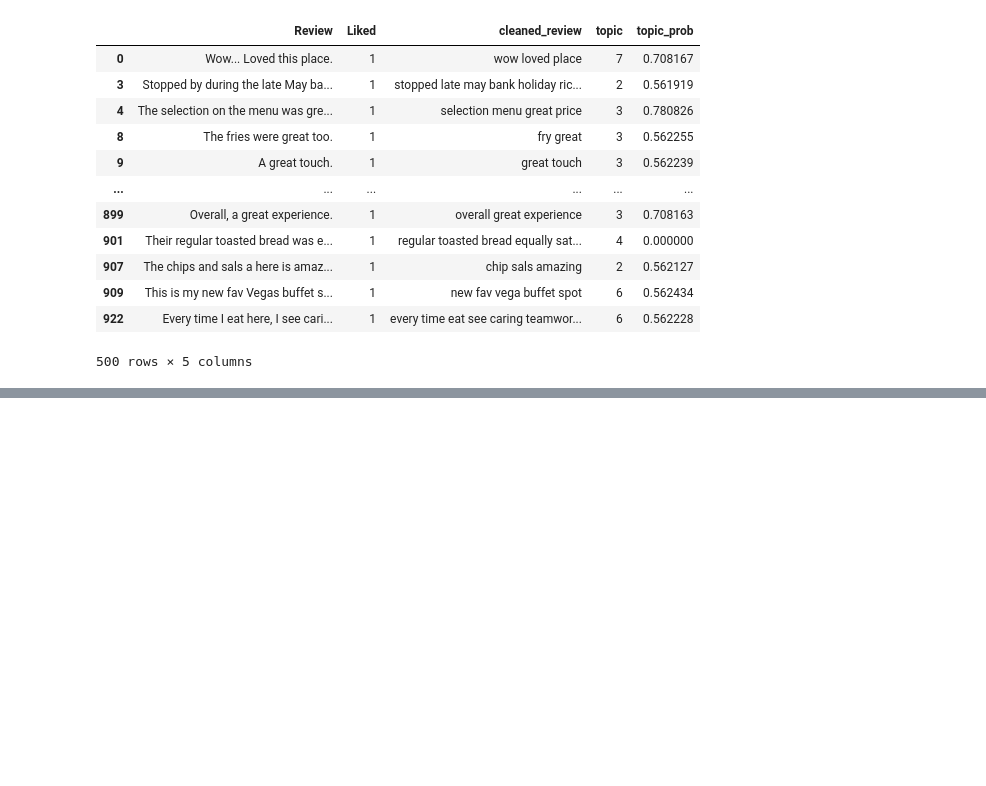
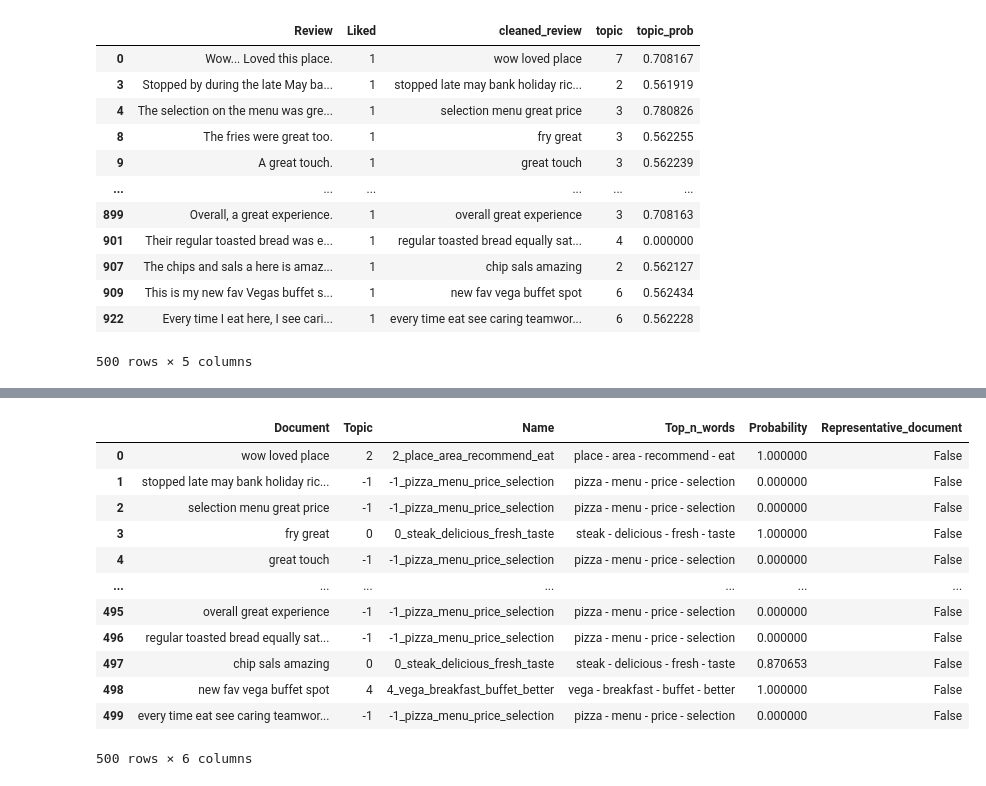
Before and after one commit to shreyasriram4/h2o2.ai, a Jupyter notebook: notebooks/voc_topicmodel_prototype.ipynb, the cells around one changed output, grey strips where cells are left out. Drawn from its saved outputs; the diff is of its cells as text; code cells hidden in the pictures; blank space fills up the shorter version.

Commit message:
Add BERTopic model

```diff
--- a/notebooks/voc_topicmodel_prototype.ipynb
+++ b/notebooks/voc_topicmodel_prototype.ipynb
@@ -222,0 +253,6 @@ positive_df
+# %%
+umap_model = UMAP(n_neighbors=15, n_components=10, min_dist=0.0, metric='cosine')
+vectorizer_model = CountVectorizer(stop_words="english")
+ctfidf_model = ClassTfidfTransformer(reduce_frequent_words=True)
+model_bert = BERTopic(vectorizer_model=vectorizer_model, ctfidf_model=ctfidf_model, top_n_words=4, umap_model=umap_model)
+topics, probs = model_bert.fit_transform(list(positive_df["cleaned_review"]))
@@ -222,0 +287,16 @@ positive_df
+# %%
+model_bert.get_document_info(list(positive_df["cleaned_review"]))
+# %% [output]
+|  | Document | Topic | Name | Top_n_words | Probability | Representative_document |
+| 0 | wow loved place | 2 | 2_place_area_recommend_eat | place - area - recommend - eat | 1.000000 | False |
+| 1 | stopped late may bank holiday ric... | -1 | -1_pizza_menu_price_selection | pizza - menu - price - selection | 0.000000 | False |
+| 2 | selection menu great price | -1 | -1_pizza_menu_price_selection | pizza - menu - price - selection | 0.000000 | False |
+| 3 | fry great | 0 | 0_steak_delicious_fresh_taste | steak - delicious - fresh - taste | 1.000000 | False |
+| 4 | great touch | -1 | -1_pizza_menu_price_selection | pizza - menu - price - selection | 0.000000 | False |
+| ... | ... | ... | ... | ... | ... | ... |
+| 495 | overall great experience | -1 | -1_pizza_menu_price_selection | pizza - menu - price - selection | 0.000000 | False |
+| 496 | regular toasted bread equally sat... | -1 | -1_pizza_menu_price_selection | pizza - menu - price - selection | 0.000000 | False |
+| 497 | chip sals amazing | 0 | 0_steak_delicious_fresh_taste | steak - delicious - fresh - taste | 0.870653 | False |
+| 498 | new fav vega buffet spot | 4 | 4_vega_breakfast_buffet_better | vega - breakfast - buffet - better | 1.000000 | False |
+| 499 | every time eat see caring teamwor... | -1 | -1_pizza_menu_price_selection | pizza - menu - price - selection | 0.000000 | False |
+500 rows × 6 columns
```
Also changed, not shown: parts of 21 cells of this notebook.
